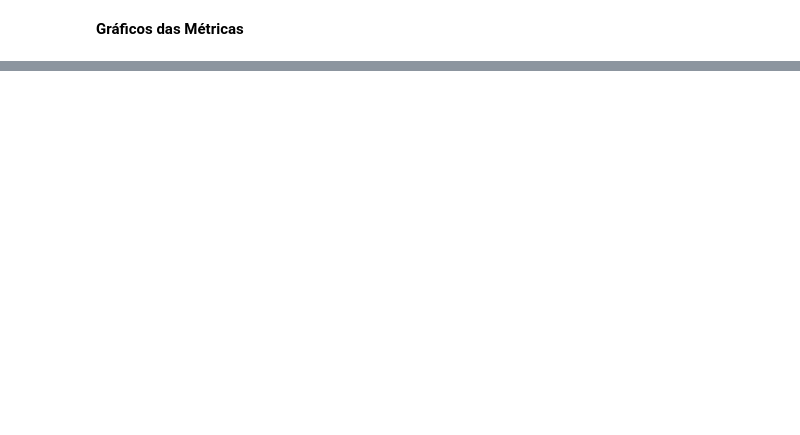
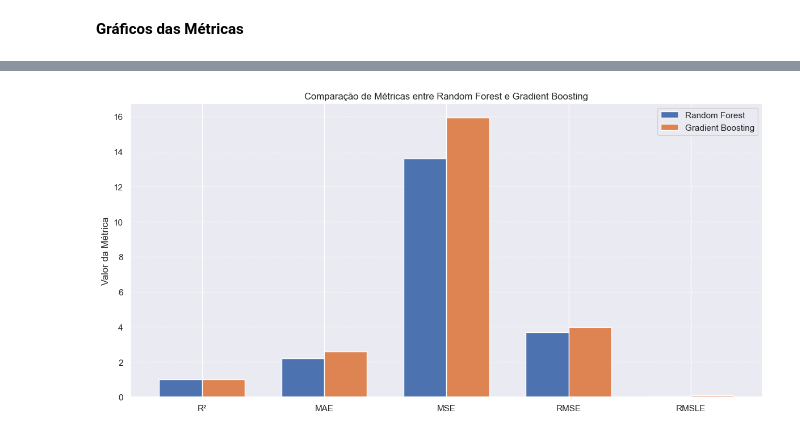
Before and after one commit to hugoaledi/kaggle-predict-calorie-expenditure, a Jupyter notebook: kaggle-predict-calorie-expenditure.ipynb, the cells around one changed output, grey strips where cells are left out. Saved outputs shown, nothing was run; the diff lists cells and outputs as text; code cells hidden in the pictures; blank space fills up the shorter version.

Commit message:
Add metric and graph

```diff
--- a/kaggle-predict-calorie-expenditure.ipynb
+++ b/kaggle-predict-calorie-expenditure.ipynb
@@ -415,6 +414,8 @@ search_rf.fit(X_data, y_data)
 
 best_rf = search_rf.best_estimator_
 
+rf_pred = best_rf.predict(X_test)
+
 print("=====================================")
 print("MELHOR MODELO RANDOM FOREST")
 print("Best RMSLE:", abs(search_rf.best_score_))
@@ -457,6 +458,8 @@ search_gb.fit(X_data, y_data)
 
 best_gb = search_gb.best_estimator_
 
+gb_pred = best_gb.predict(X_test)
+
 print("=====================================")
 print("MELHOR MODELO - GRADIENT BOOSTING (OTIMIZADO)")
 print("Best RMSLE:", abs(search_gb.best_score_))
@@ -500,0 +477,21 @@ results
+# %%
+def calcular_metricas(y_true, y_pred):
+  r2 = r2_score(y_true, y_pred)
+  mae = mean_absolute_error(y_true, y_pred)
+  mse = mean_squared_error(y_true, y_pred)
+  rmse = np.sqrt(mse)
+  rmsle = np.sqrt(np.mean((np.log1p(y_true) - np.log1p(y_pred))**2))
+  return [r2, mae, mse, rmse, rmsle]
+
+rf_metrics = calcular_metricas(y_test, rf_pred)
+gb_metrics = calcular_metricas(y_test, gb_pred)
+
+metric_names = ["R²", "MAE", "MSE", "RMSE", "RMSLE"]
+
+df_metrics = pd.DataFrame({
+    "Métrica": metric_names,
+    "Random Forest": rf_metrics,
+    "Gradient Boosting": gb_metrics
+})
+
+df_metrics
@@ -519,0 +507,18 @@ for metric in metrics:
+# %%
+plt.figure(figsize=(12, 6))
+x = np.arange(len(metric_names))
+width = 0.35
+
+plt.bar(x - width/2, df_metrics["Random Forest"], width, label="Random Forest")
+plt.bar(x + width/2, df_metrics["Gradient Boosting"], width, label="Gradient Boosting")
+
+plt.xticks(x, metric_names)
+plt.ylabel("Valor da Métrica")
+plt.title("Comparação de Métricas entre Random Forest e Gradient Boosting")
+plt.legend()
+plt.grid(axis="y", linestyle="--", alpha=0.6)
+
+plt.tight_layout()
+plt.show()
+# %% [output]
+[figure, added]
```
Also changed, not shown: parts of 16 cells of this notebook.
